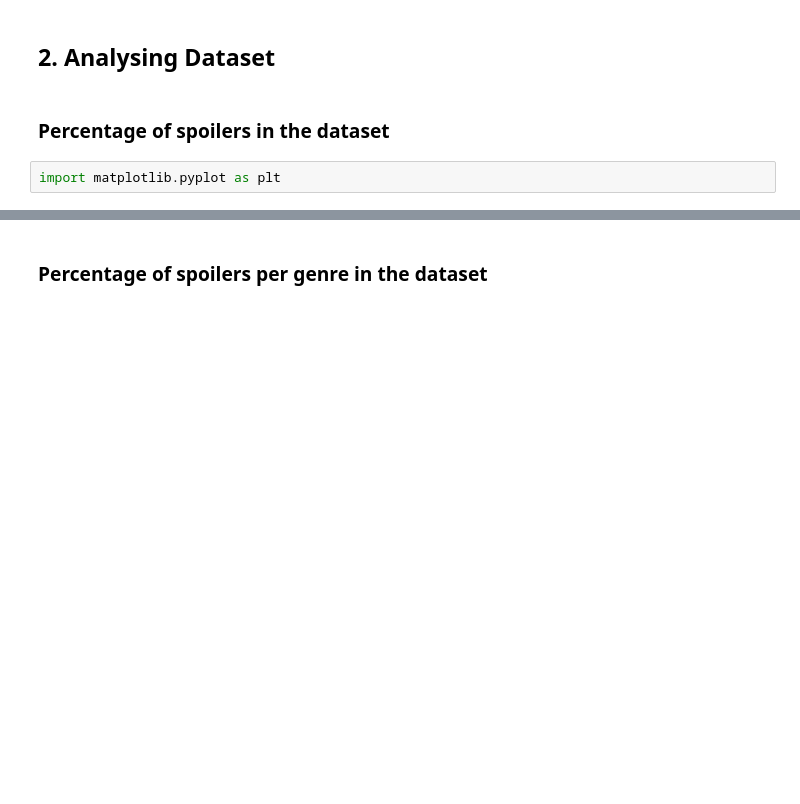
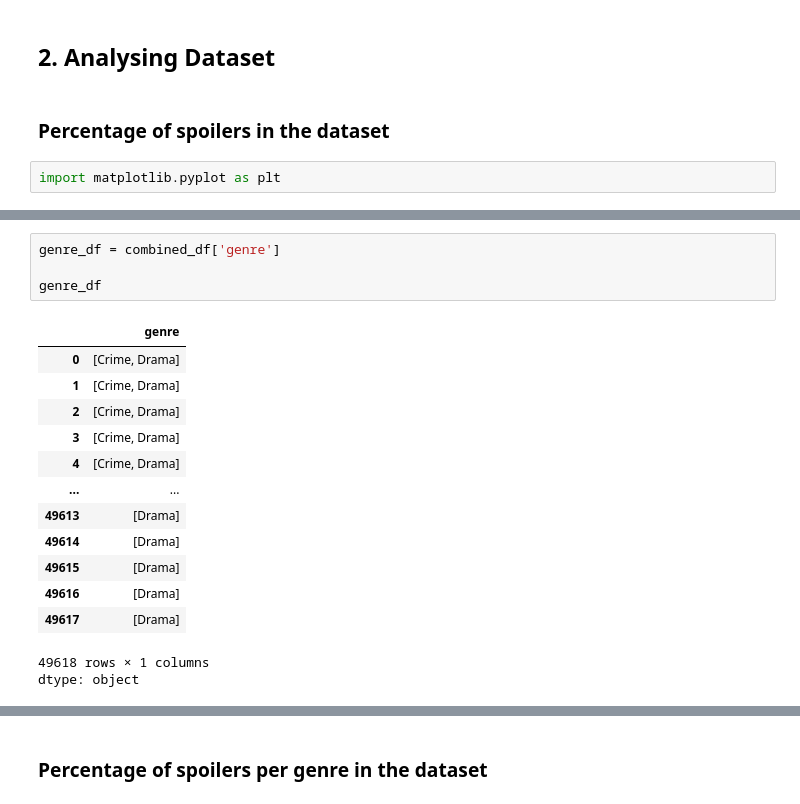
Before and after one commit to Saputoa21/Applied_ML_Spoiler_Detection_Group_Project_2025, a Jupyter notebook: Applied_ML_Movie_Spoiler_Detection_Group_5.ipynb, the cells around one changed output, grey strips where cells are left out. Saved outputs shown, nothing was run; the diff lists cells and outputs as text; blank space fills up the shorter version.

```diff
--- a/Applied_ML_Movie_Spoiler_Detection_Group_5.ipynb
+++ b/Applied_ML_Movie_Spoiler_Detection_Group_5.ipynb
@@ -152,0 +152,19 @@ dtype: int64
+# %%
+genre_df = combined_df['genre']
+
+genre_df
+# %% [output]
+|  | genre |
+| 0 | [Crime, Drama] |
+| 1 | [Crime, Drama] |
+| 2 | [Crime, Drama] |
+| 3 | [Crime, Drama] |
+| 4 | [Crime, Drama] |
+| ... | ... |
+| 49613 | [Drama] |
+| 49614 | [Drama] |
+| 49615 | [Drama] |
+| 49616 | [Drama] |
+| 49617 | [Drama] |
+49618 rows × 1 columns
+dtype: object
```
Also changed, not shown: parts of 10 cells of this notebook.
